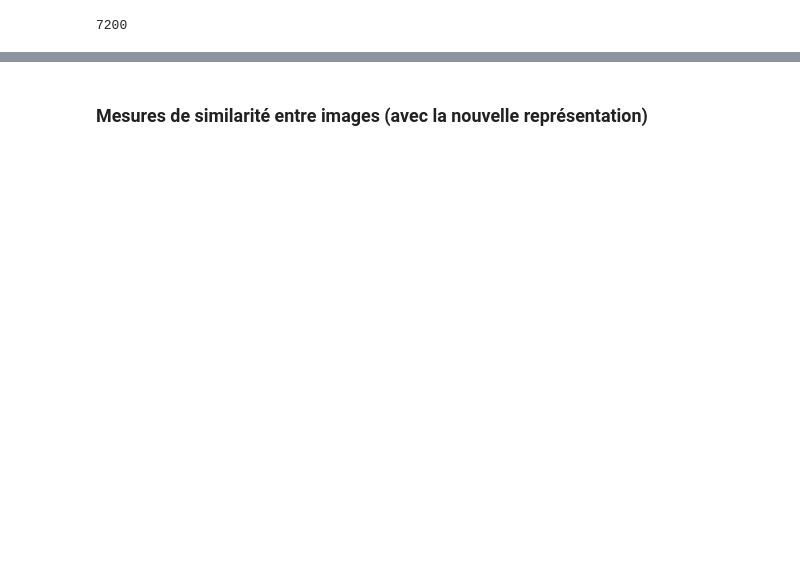
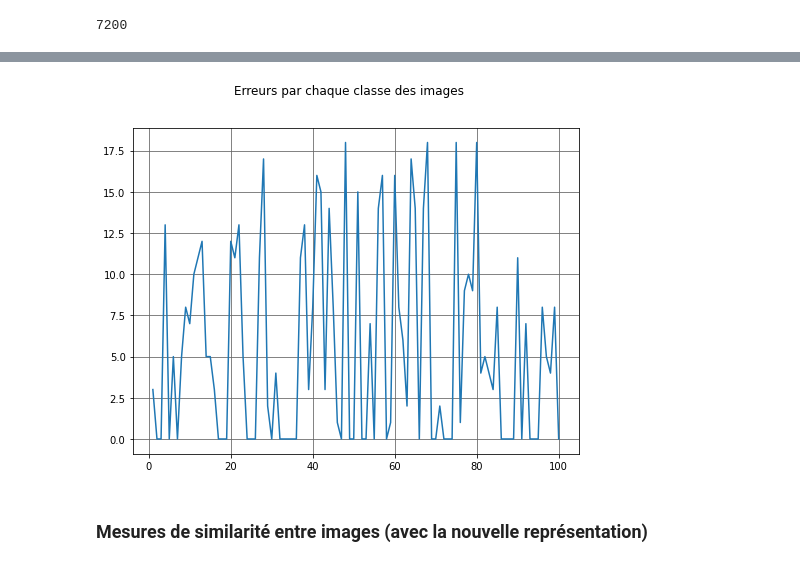
Before and after one commit to thiphan94/TER-Project-2022, a Jupyter notebook: Ter.ipynb, the cells around one changed output, grey strips where cells are left out. Saved outputs shown, nothing was run; the diff lists cells and outputs as text; code cells hidden in the pictures; blank space fills up the shorter version.

```diff
--- a/Ter.ipynb
+++ b/Ter.ipynb
@@ -201,3 +188,20 @@ print("--- %s seconds ---" % (time.time() - start_time))
+# %%
+# The Data
+x = list(range(1, 101))
+
+# Create the figure and axes objects
+fig, ax = plt.subplots(1, figsize=(8, 6))
+fig.suptitle('Erreurs par chaque classe des images')
+
+# Plot the data
+ax.plot(x,list_correct)
+
+# Show the grid lines as dark grey lines
+plt.grid(b=True, which='major', color='#666666', linestyle='-')
+
+plt.show()
+# %% [output]
+[figure, added]
 # %% [markdown]
 ### **Mesures de similarité entre images (avec la nouvelle représentation)**
 # %%
```
Also changed, not shown: parts of 65 cells of this notebook.
